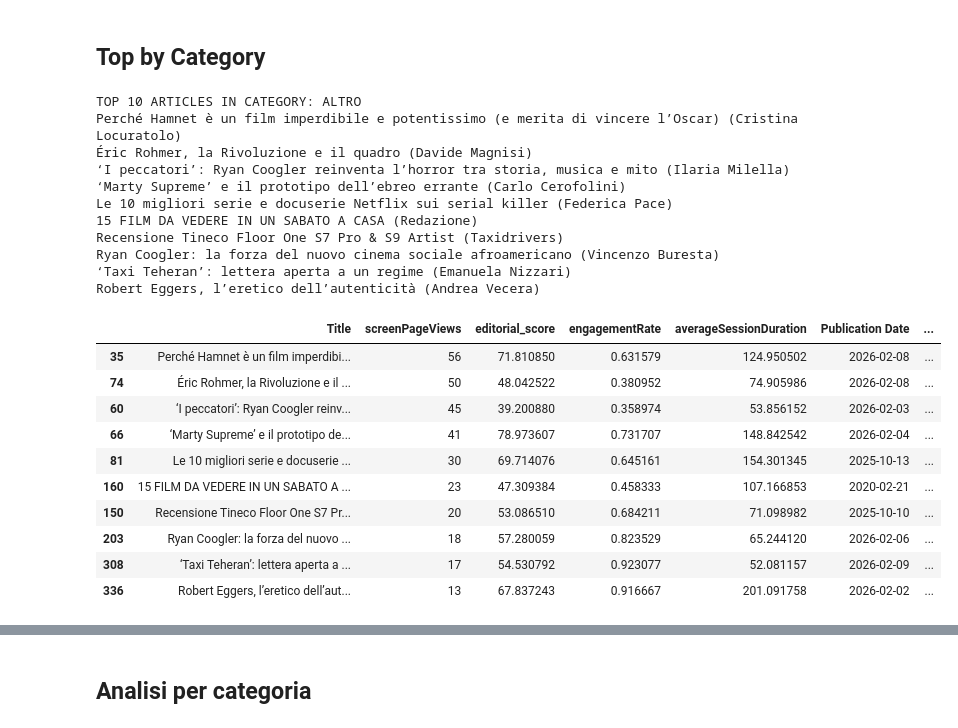
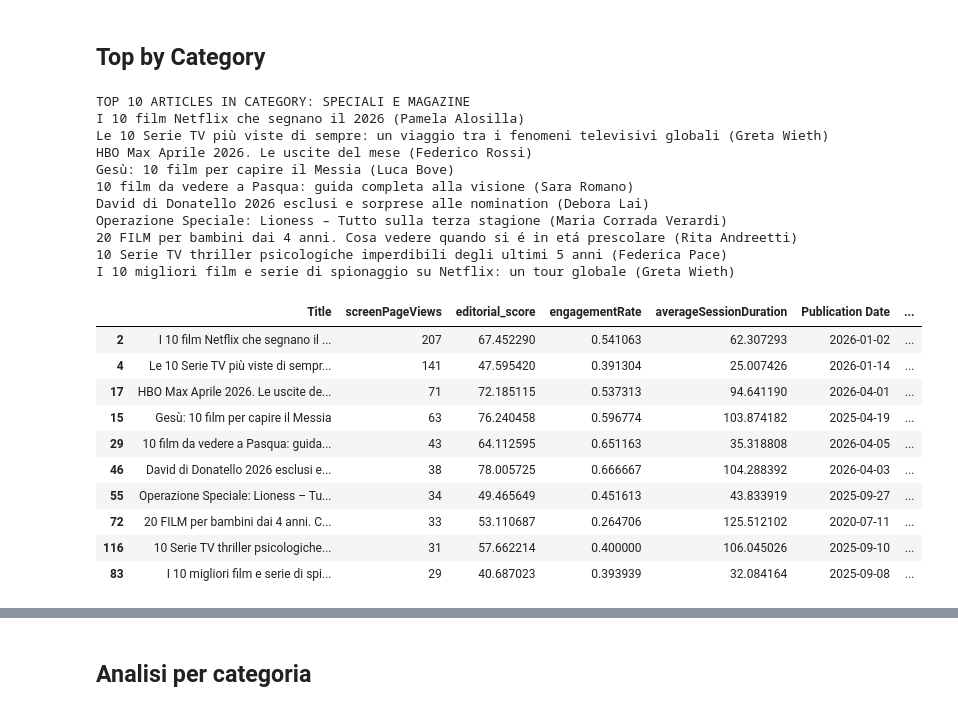
Before and after one commit to mandel94/td_toolkit, a Jupyter notebook: reports/weekly/weekly_nb.ipynb, the cells around one changed output, grey strips where cells are left out. Cells and saved outputs as stored; diff of their text form; code cells hidden in the pictures.

```diff
--- a/reports/weekly/weekly_nb.ipynb
+++ b/reports/weekly/weekly_nb.ipynb
@@ -14,8 +14,11 @@ def cast_types(data):
     return data
 
 def filter_last_week(data):
+    from datetime import timedelta
     # 'Publication Date' is a dtype datetime64[ns]
-    last_week = data[data['Publication Date'] >= '2025-09-10']
+    yesterday = pd.to_datetime('today').normalize() - timedelta(days=1)
+    start_date = yesterday - timedelta(days=7)
+    last_week = data[(data['Publication Date'] >= start_date) & (data['Publication Date'] <= yesterday)]
     return last_week
 
 def top_n_by_category_last_week(data, n=3, metric='screenPageViews'):
@@ -79,35 +82,35 @@ top_by_views[['Title', 'Author', 'Categoria', 'editorial_score', 'screenPageView
 # %% [markdown]
 ## Top by Category
 # %%
-categories = ['Si farà', 'Festival di Cinema', 'Recensioni' , 'Serie TV', 'News', 'Altro']
-category = categories[5]
+categories = ['Si farà', 'Festival di Cinema', 'Recensioni' , 'Serie TV', 'News', 'Live Streaming On Demand', 'Speciali e Magazine', 'Altro']
+category = categories[6]
 print(f"Top 10 articles in category: {category}".upper())
 top_by_views = top_n_by_category(data, n=10)
 print_top_articles(top_by_views[category])
-top_by_views[category][['Title', 'screenPageViews', 'editorial_score', 'engagementRate', 'averageSessionDuration', 'Publication Date', 'Categoria', 'Author']]
+top_by_views[category][['Title', 'screenPageViews', 'editorial_score', 'engagementRate', 'averageSessionDuration', 'Publication Date', 'Categoria', 'Author', 'pagePath']]
 # %% [output]
-TOP 10 ARTICLES IN CATEGORY: ALTRO
-Perché Hamnet è un film imperdibile e potentissimo (e merita di vincere l’Oscar) (Cristina Locuratolo)
-Éric Rohmer, la Rivoluzione e il quadro (Davide Magnisi)
-‘I peccatori’: Ryan Coogler reinventa l’horror tra storia, musica e mito (Ilaria Milella)
-‘Marty Supreme’ e il prototipo dell’ebreo errante (Carlo Cerofolini)
-Le 10 migliori serie e docuserie Netflix sui serial killer (Federica Pace)
-15 FILM DA VEDERE IN UN SABATO A CASA (Redazione)
-Recensione Tineco Floor One S7 Pro & S9 Artist (Taxidrivers)
-Ryan Coogler: la forza del nuovo cinema sociale afroamericano (Vincenzo Buresta)
-‘Taxi Teheran’: lettera aperta a un regime (Emanuela Nizzari)
-Robert Eggers, l’eretico dell’autenticità (Andrea Vecera)
+TOP 10 ARTICLES IN CATEGORY: SPECIALI E MAGAZINE
+I 10 film Netflix che segnano il 2026 (Pamela Alosilla)
+Le 10 Serie TV più viste di sempre: un viaggio tra i fenomeni televisivi globali (Greta Wieth)
+HBO Max Aprile 2026. Le uscite del mese (Federico Rossi)
+Gesù: 10 film per capire il Messia (Luca Bove)
+10 film da vedere a Pasqua: guida completa alla visione (Sara Romano)
+David di Donatello 2026 esclusi e sorprese alle nomination (Debora Lai)
+Operazione Speciale: Lioness – Tutto sulla terza stagione (Maria Corrada Verardi)
+20 FILM per bambini dai 4 anni. Cosa vedere quando si é in etá prescolare (Rita Andreetti)
+10 Serie TV thriller psicologiche imperdibili degli ultimi 5 anni (Federica Pace)
+I 10 migliori film e serie di spionaggio su Netflix: un tour globale (Greta Wieth)
 |  | Title | screenPageViews | editorial_score | engagementRate | averageSessionDuration | Publication Date | ... |
-| 35 | Perché Hamnet è un film imperdibi... | 56 | 71.810850 | 0.631579 | 124.950502 | 2026-02-08 | ... |
-| 74 | Éric Rohmer, la Rivoluzione e il ... | 50 | 48.042522 | 0.380952 | 74.905986 | 2026-02-08 | ... |
-| 60 | ‘I peccatori’: Ryan Coogler reinv... | 45 | 39.200880 | 0.358974 | 53.856152 | 2026-02-03 | ... |
-| 66 | ‘Marty Supreme’ e il prototipo de... | 41 | 78.973607 | 0.731707 | 148.842542 | 2026-02-04 | ... |
-| 81 | Le 10 migliori serie e docuserie ... | 30 | 69.714076 | 0.645161 | 154.301345 | 2025-10-13 | ... |
-| 160 | 15 FILM DA VEDERE IN UN SABATO A ... | 23 | 47.309384 | 0.458333 | 107.166853 | 2020-02-21 | ... |
-| 150 | Recensione Tineco Floor One S7 Pr... | 20 | 53.086510 | 0.684211 | 71.098982 | 2025-10-10 | ... |
-| 203 | Ryan Coogler: la forza del nuovo ... | 18 | 57.280059 | 0.823529 | 65.244120 | 2026-02-06 | ... |
-| 308 | ‘Taxi Teheran’: lettera aperta a ... | 17 | 54.530792 | 0.923077 | 52.081157 | 2026-02-09 | ... |
-| 336 | Robert Eggers, l’eretico dell’aut... | 13 | 67.837243 | 0.916667 | 201.091758 | 2026-02-02 | ... |
+| 2 | I 10 film Netflix che segnano il ... | 207 | 67.452290 | 0.541063 | 62.307293 | 2026-01-02 | ... |
+| 4 | Le 10 Serie TV più viste di sempr... | 141 | 47.595420 | 0.391304 | 25.007426 | 2026-01-14 | ... |
+| 17 | HBO Max Aprile 2026. Le uscite de... | 71 | 72.185115 | 0.537313 | 94.641190 | 2026-04-01 | ... |
+| 15 | Gesù: 10 film per capire il Messia | 63 | 76.240458 | 0.596774 | 103.874182 | 2025-04-19 | ... |
+| 29 | 10 film da vedere a Pasqua: guida... | 43 | 64.112595 | 0.651163 | 35.318808 | 2026-04-05 | ... |
+| 46 | David di Donatello 2026 esclusi e... | 38 | 78.005725 | 0.666667 | 104.288392 | 2026-04-03 | ... |
+| 55 | Operazione Speciale: Lioness – Tu... | 34 | 49.465649 | 0.451613 | 43.833919 | 2025-09-27 | ... |
+| 72 | 20 FILM per bambini dai 4 anni. C... | 33 | 53.110687 | 0.264706 | 125.512102 | 2020-07-11 | ... |
+| 116 | 10 Serie TV thriller psicologiche... | 31 | 57.662214 | 0.400000 | 106.045026 | 2025-09-10 | ... |
+| 83 | I 10 migliori film e serie di spi... | 29 | 40.687023 | 0.393939 | 32.084164 | 2025-09-08 | ... |
 # %%
 def format_ranking(data):
     """
```
Also changed, not shown: parts of 12 cells of this notebook, 51 other files.
